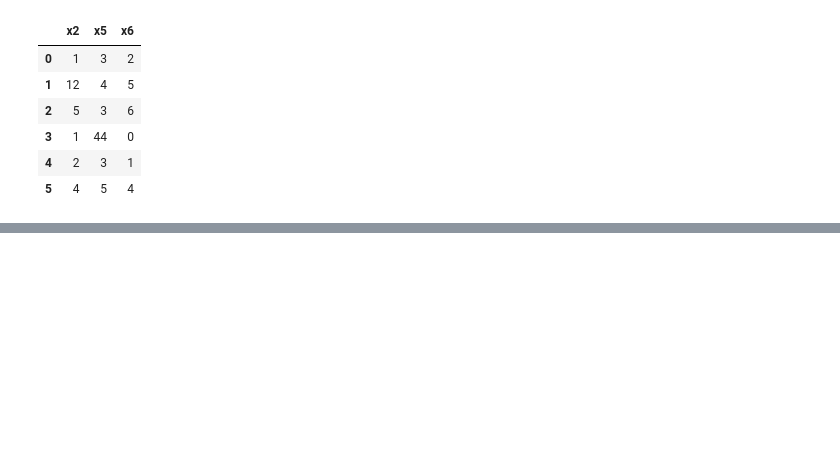
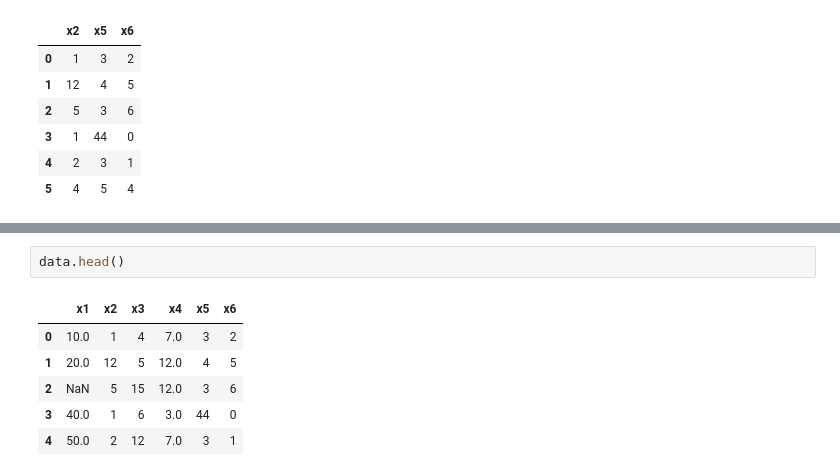
Before and after one commit to MoazzemhossainMoazz/EDGE_AI, a Jupyter notebook: Data_Preprocessing.ipynb, the cells around one changed output, grey strips where cells are left out. Drawn from its saved outputs; the diff is of its cells as text; blank space fills up the shorter version.

```diff
--- a/Data_Preprocessing.ipynb
+++ b/Data_Preprocessing.ipynb
@@ -145,0 +170,9 @@ data[cols_without_nan]
+# %%
+data.head()
+# %% [output]
+|  | x1 | x2 | x3 | x4 | x5 | x6 |
+| 0 | 10.0 | 1 | 4 | 7.0 | 3 | 2 |
+| 1 | 20.0 | 12 | 5 | 12.0 | 4 | 5 |
+| 2 | NaN | 5 | 15 | 12.0 | 3 | 6 |
+| 3 | 40.0 | 1 | 6 | 3.0 | 44 | 0 |
+| 4 | 50.0 | 2 | 12 | 7.0 | 3 | 1 |
```
Also changed, not shown: parts of 8 cells of this notebook.
